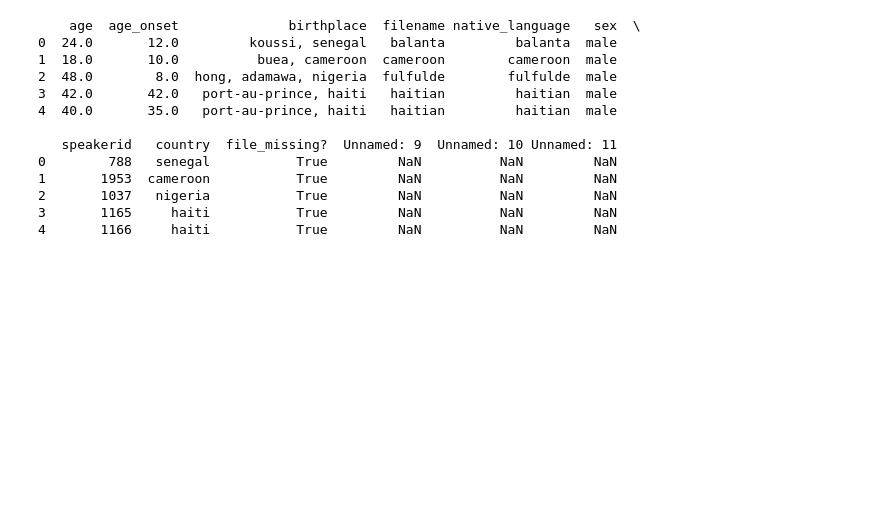
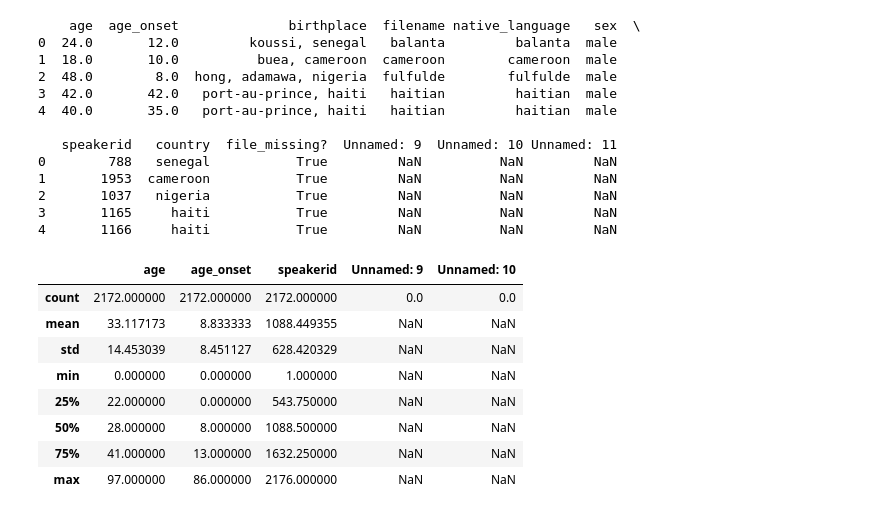
Before and after one commit to SleepDeprived3/Bias-in-Emotion-Recognition, a Jupyter notebook: data/Exploratory Data Analysis.ipynb, the cells around one changed output. Cells and saved outputs as stored; diff of their text form; code cells hidden in the pictures; blank space fills up the shorter version.

```diff
--- a/data/Exploratory Data Analysis.ipynb
+++ b/data/Exploratory Data Analysis.ipynb
@@ -82,3 +111,15 @@ print(accentArchiveDemos.head())
 2       1037   nigeria           True         NaN          NaN         NaN
 3       1165     haiti           True         NaN          NaN         NaN
 4       1166     haiti           True         NaN          NaN         NaN
+# %%
+accentArchiveDemos.describe()
+# %% [output]
+|  | age | age_onset | speakerid | Unnamed: 9 | Unnamed: 10 |
+| count | 2172.000000 | 2172.000000 | 2172.000000 | 0.0 | 0.0 |
+| mean | 33.117173 | 8.833333 | 1088.449355 | NaN | NaN |
+| std | 14.453039 | 8.451127 | 628.420329 | NaN | NaN |
+| min | 0.000000 | 0.000000 | 1.000000 | NaN | NaN |
+| 25% | 22.000000 | 0.000000 | 543.750000 | NaN | NaN |
+| 50% | 28.000000 | 8.000000 | 1088.500000 | NaN | NaN |
+| 75% | 41.000000 | 13.000000 | 1632.250000 | NaN | NaN |
+| max | 97.000000 | 86.000000 | 2176.000000 | NaN | NaN |
```
Also changed, not shown: parts of 7 cells of this notebook.
